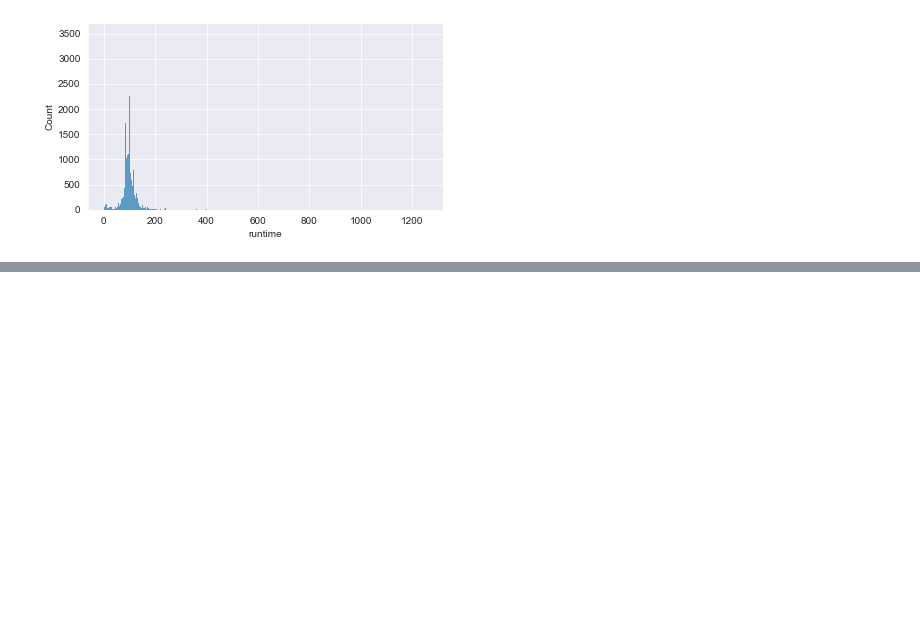
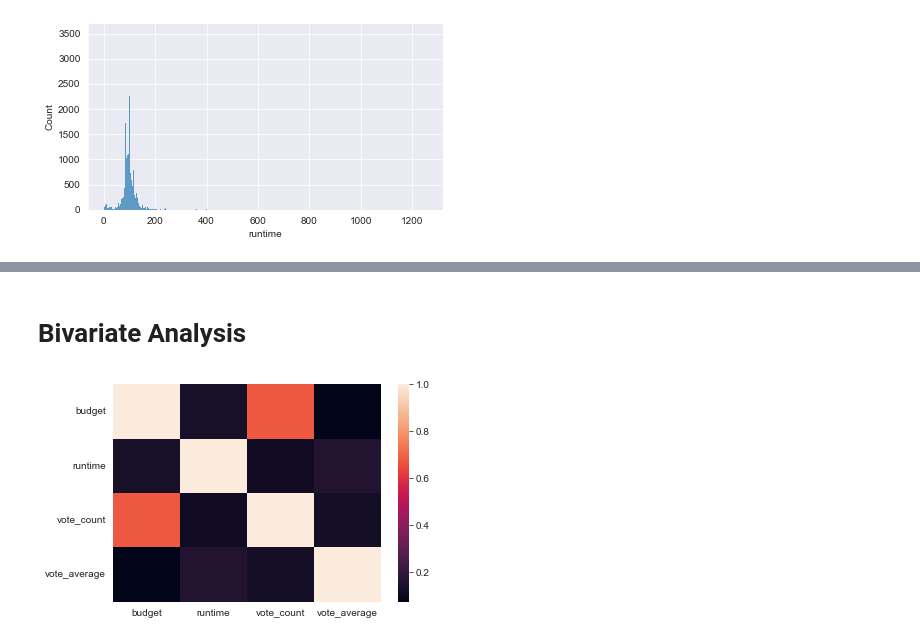
Before and after one commit to yunlintang/EE541_Final_Project, a Jupyter notebook: notebooks/Data_Analysis.ipynb, the cells around one changed output, grey strips where cells are left out. Saved outputs shown, nothing was run; the diff lists cells and outputs as text; code cells hidden in the pictures; blank space fills up the shorter version.

```diff
--- a/notebooks/Data_Analysis.ipynb
+++ b/notebooks/Data_Analysis.ipynb
@@ -64,0 +80,8 @@ plt.show()
+# %% [markdown]
+# Bivariate Analysis
+# %%
+# numeric feature
+sns.heatmap(df[['budget','runtime','vote_count','vote_average']].corr())
+plt.show()
+# %% [output]
+[figure, added]
```
Also changed, not shown: parts of 5 cells of this notebook.
